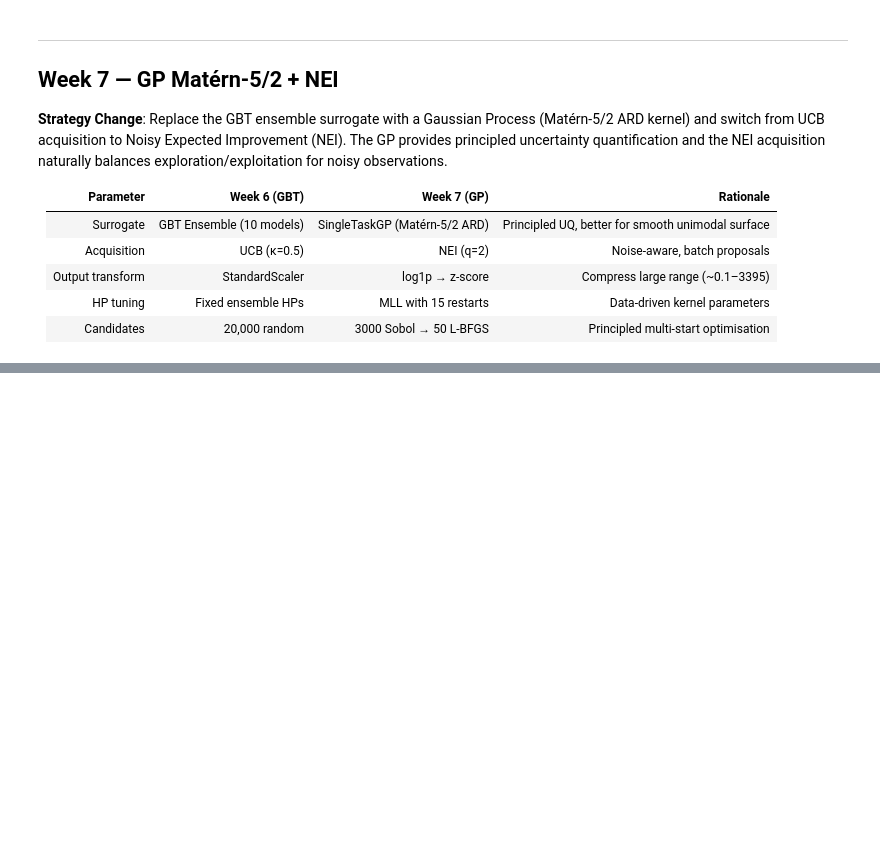
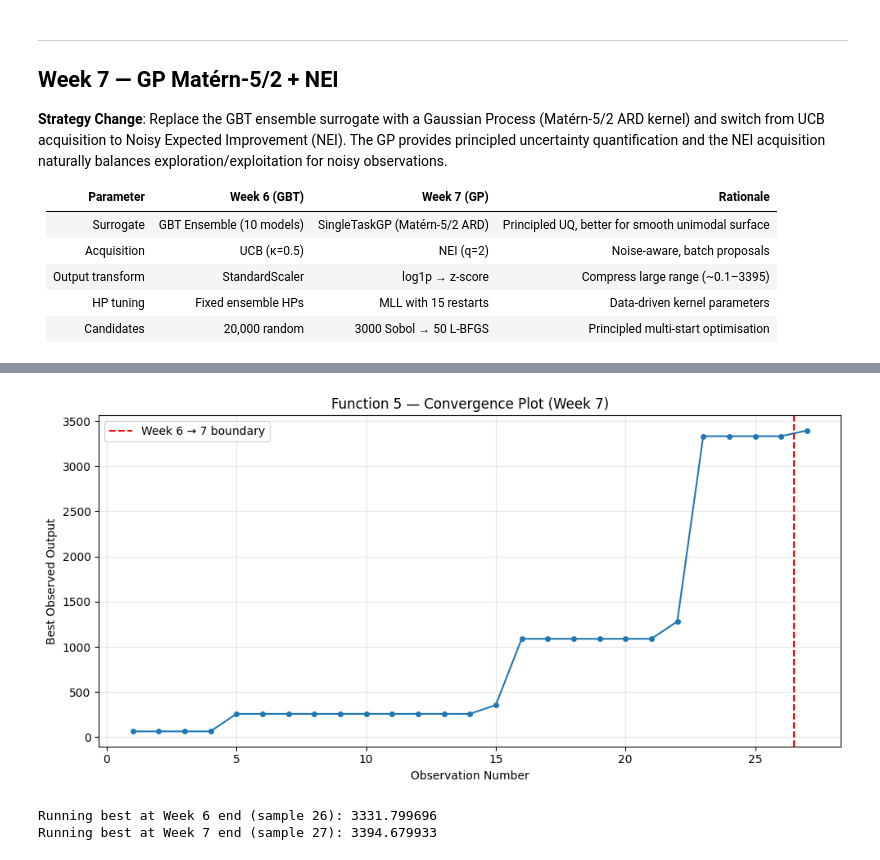
Before and after one commit to brucediesel/capstone-sdd, a Jupyter notebook: functions/f5/f5.ipynb, the cells around one changed output, grey strips where cells are left out. Cells and saved outputs as stored; diff of their text form; code cells hidden in the pictures; blank space fills up the shorter version.

```diff
--- a/functions/f5/f5.ipynb
+++ b/functions/f5/f5.ipynb
@@ -961,0 +1205,21 @@ print(f"Best observed point: {X_raw[best_idx]}")
+# %%
+# ── Week 7: Convergence Plot ──
+running_best = np.maximum.accumulate(y_raw)
+
+plt.figure(figsize=(10, 5))
+plt.plot(range(1, len(y_raw) + 1), running_best, marker="o", markersize=4, linewidth=1.5)
+plt.axvline(x=26.5, color="red", linestyle="--", label="Week 6 → 7 boundary")
+plt.xlabel("Observation Number")
+plt.ylabel("Best Observed Output")
+plt.title("Function 5 — Convergence Plot (Week 7)")
+plt.legend()
+plt.grid(True, alpha=0.3)
+plt.tight_layout()
+plt.show()
+
+print(f"Running best at Week 6 end (sample 26): {running_best[25]:.6f}")
+print(f"Running best at Week 7 end (sample 27): {running_best[26]:.6f}")
+# %% [output]
+[figure, added]
+Running best at Week 6 end (sample 26): 3331.799696
+Running best at Week 7 end (sample 27): 3394.679933
```
Also changed, not shown: parts of 6 cells of this notebook.
